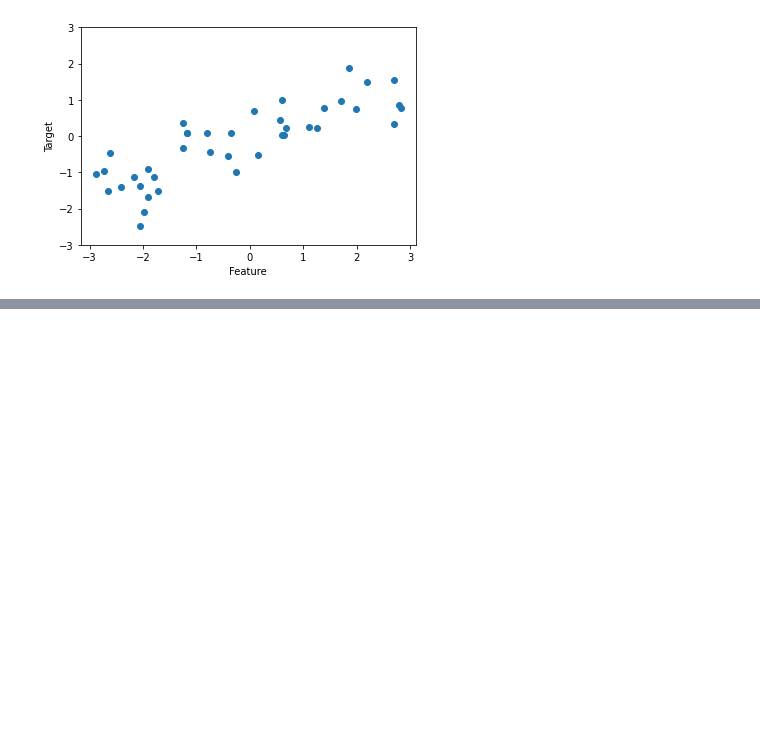
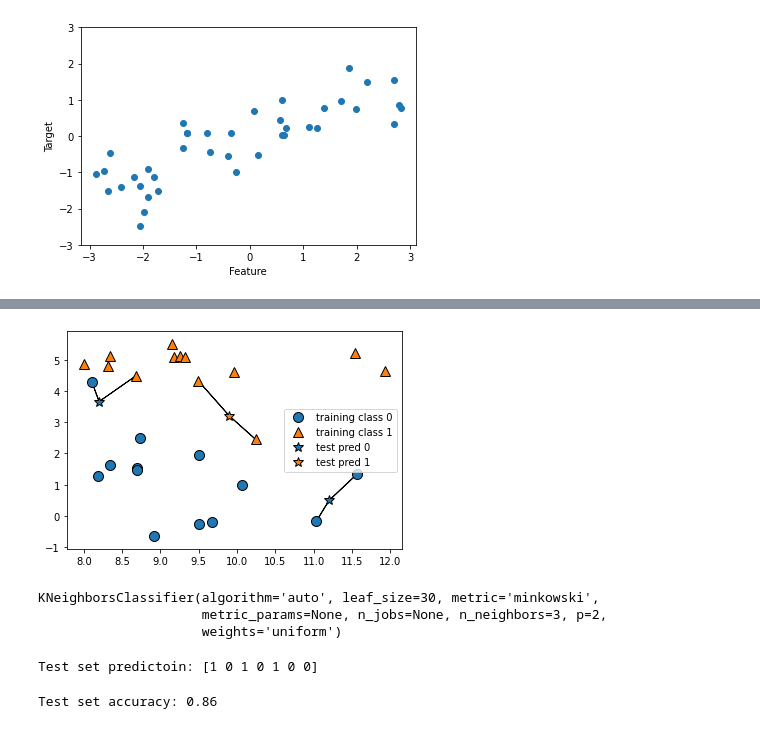
Before and after one commit to seokjinwoo/randomforest, a Jupyter notebook: mglearn.ipynb, the cells around one changed output, grey strips where cells are left out. Cells and saved outputs as stored; diff of their text form; code cells hidden in the pictures; blank space fills up the shorter version.

```diff
--- a/mglearn.ipynb
+++ b/mglearn.ipynb
@@ -99,0 +144,4 @@ Text(0, 0.5, 'Target')
+# %%
+mglearn.plots.plot_knn_classification(n_neighbors=2)
+# %% [output]
+[figure, added]
@@ -99,0 +158,14 @@ Text(0, 0.5, 'Target')
+# %%
+clf.fit(X_train, y_train)
+# %% [output]
+KNeighborsClassifier(algorithm='auto', leaf_size=30, metric='minkowski',
+                     metric_params=None, n_jobs=None, n_neighbors=3, p=2,
+                     weights='uniform')
+# %%
+print("Test set predictoin:", clf.predict(X_test))
+# %% [output]
+Test set predictoin: [1 0 1 0 1 0 0]
+# %%
+print("Test set accuracy: {:.2f}".format(clf.score(X_test, y_test)))
+# %% [output]
+Test set accuracy: 0.86
```
Also changed, not shown: parts of 13 cells of this notebook.
